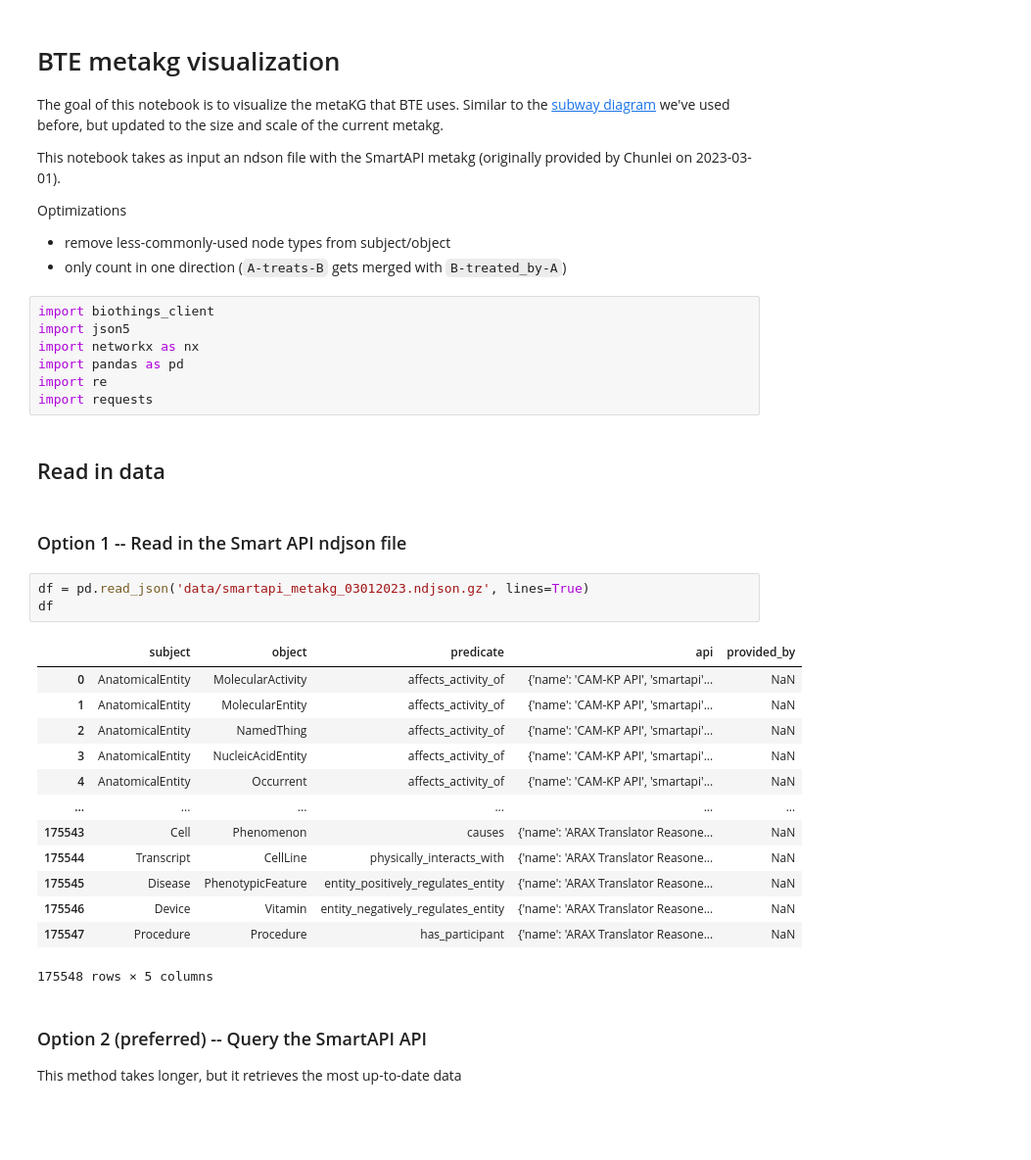
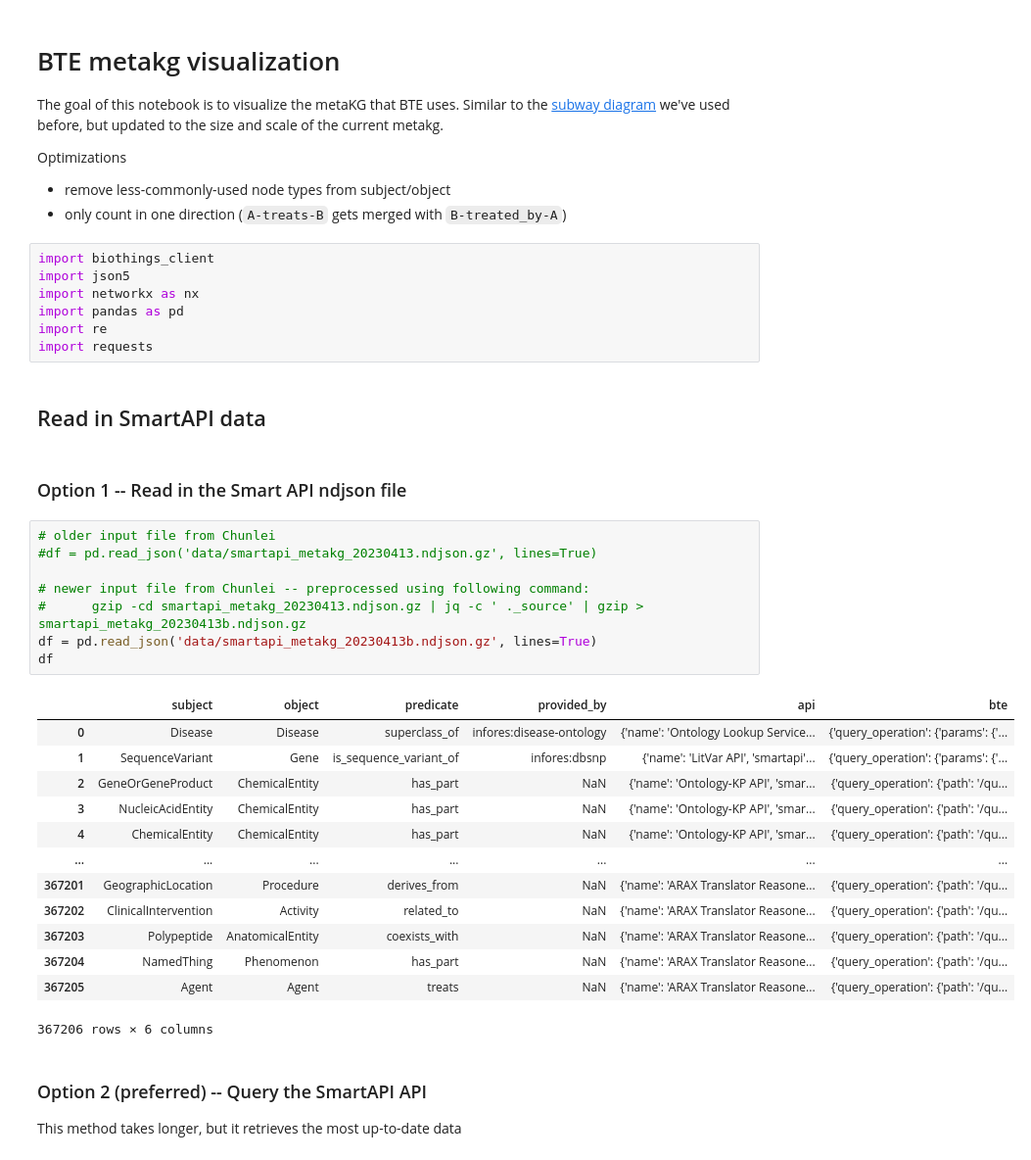
Before and after one commit to andrewsu/BTE_metakg_viz, a Jupyter notebook: bte_metakg_viz.ipynb, the cells around one changed output. Shown at 98% size. Drawn from its saved outputs; the diff is of its cells as text; blank space fills up the shorter version.

```diff
--- a/bte_metakg_viz.ipynb
+++ b/bte_metakg_viz.ipynb
@@ -3,8 +3,6 @@
 
 The goal of this notebook is to visualize the metaKG that BTE uses.  Similar to the [subway diagram](https://raw.githubusercontent.com/biothings/BioThings_Explorer_TRAPI/main/diagrams/smartapi_metagraph.png) we've used before, but updated to the size and scale of the current metakg.
 
-This notebook takes as input an ndson file with the SmartAPI metakg (originally provided by Chunlei on 2023-03-01).
-
 Optimizations
 * remove less-commonly-used node types from subject/object
 * only count in one direction (`A-treats-B` gets merged with `B-treated_by-A`)
@@ -16,26 +14,31 @@ import pandas as pd
 import re
 import requests
 # %% [markdown]
-## Read in data
+## Read in SmartAPI data
 # %% [markdown]
 ### Option 1 -- Read in the Smart API ndjson file
 # %%
-df = pd.read_json('data/smartapi_metakg_03012023.ndjson.gz', lines=True)
+# older input file from Chunlei
+#df = pd.read_json('data/smartapi_metakg_20230413.ndjson.gz', lines=True)
+
+# newer input file from Chunlei -- preprocessed using following command:
+#      gzip -cd smartapi_metakg_20230413.ndjson.gz | jq -c ' ._source' | gzip > smartapi_metakg_20230413b.ndjson.gz
+df = pd.read_json('data/smartapi_metakg_20230413b.ndjson.gz', lines=True)
 df
 # %% [output]
-|  | subject | object | predicate | api | provided_by |
-| 0 | AnatomicalEntity | MolecularActivity | affects_activity_of | {'name': 'CAM-KP API', 'smartapi'... | NaN |
-| 1 | AnatomicalEntity | MolecularEntity | affects_activity_of | {'name': 'CAM-KP API', 'smartapi'... | NaN |
-| 2 | AnatomicalEntity | NamedThing | affects_activity_of | {'name': 'CAM-KP API', 'smartapi'... | NaN |
-| 3 | AnatomicalEntity | NucleicAcidEntity | affects_activity_of | {'name': 'CAM-KP API', 'smartapi'... | NaN |
-| 4 | AnatomicalEntity | Occurrent | affects_activity_of | {'name': 'CAM-KP API', 'smartapi'... | NaN |
-| ... | ... | ... | ... | ... | ... |
-| 175543 | Cell | Phenomenon | causes | {'name': 'ARAX Translator Reasone... | NaN |
-| 175544 | Transcript | CellLine | physically_interacts_with | {'name': 'ARAX Translator Reasone... | NaN |
-| 175545 | Disease | PhenotypicFeature | entity_positively_regulates_entity | {'name': 'ARAX Translator Reasone... | NaN |
-| 175546 | Device | Vitamin | entity_negatively_regulates_entity | {'name': 'ARAX Translator Reasone... | NaN |
-| 175547 | Procedure | Procedure | has_participant | {'name': 'ARAX Translator Reasone... | NaN |
+|  | subject | object | predicate | provided_by | api | bte |
+| 0 | Disease | Disease | superclass_of | infores:disease-ontology | {'name': 'Ontology Lookup Service... | {'query_operation': {'params': {'... |
+| 1 | SequenceVariant | Gene | is_sequence_variant_of | infores:dbsnp | {'name': 'LitVar API', 'smartapi'... | {'query_operation': {'params': {'... |
+| 2 | GeneOrGeneProduct | ChemicalEntity | has_part | NaN | {'name': 'Ontology-KP API', 'smar... | {'query_operation': {'path': '/qu... |
+| 3 | NucleicAcidEntity | ChemicalEntity | has_part | NaN | {'name': 'Ontology-KP API', 'smar... | {'query_operation': {'path': '/qu... |
+| 4 | ChemicalEntity | ChemicalEntity | has_part | NaN | {'name': 'Ontology-KP API', 'smar... | {'query_operation': {'path': '/qu... |
+| ... | ... | ... | ... | ... | ... | ... |
+| 367201 | GeographicLocation | Procedure | derives_from | NaN | {'name': 'ARAX Translator Reasone... | {'query_operation': {'path': '/qu... |
+| 367202 | ClinicalIntervention | Activity | related_to | NaN | {'name': 'ARAX Translator Reasone... | {'query_operation': {'path': '/qu... |
+| 367203 | Polypeptide | AnatomicalEntity | coexists_with | NaN | {'name': 'ARAX Translator Reasone... | {'query_operation': {'path': '/qu... |
+| 367204 | NamedThing | Phenomenon | has_part | NaN | {'name': 'ARAX Translator Reasone... | {'query_operation': {'path': '/qu... |
+| 367205 | Agent | Agent | treats | NaN | {'name': 'ARAX Translator Reasone... | {'query_operation': {'path': '/qu... |
-175548 rows × 5 columns
+367206 rows × 6 columns
 # %% [markdown]
 ### Option 2 (preferred) -- Query the SmartAPI API
 
```
Also changed, not shown: parts of 22 cells of this notebook, 10 other files.
